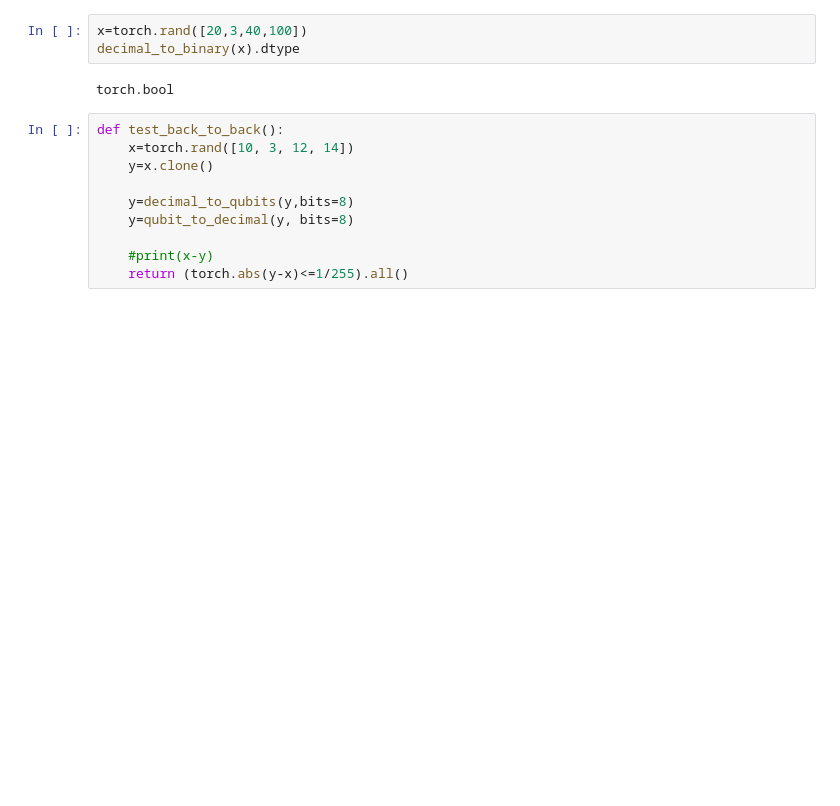
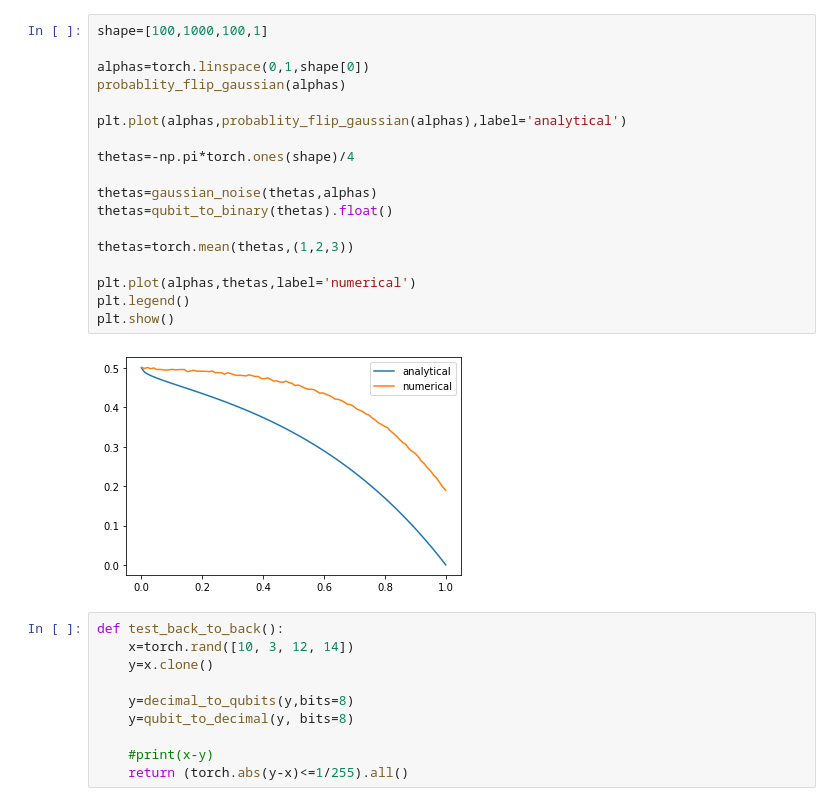
Before and after one commit to Francesco215/Quantum-diffusion, a Jupyter notebook: test_sacco.ipynb, the cells around one changed output. Cells and saved outputs as stored; diff of their text form; blank space fills up the shorter version.

```diff
--- a/test_sacco.ipynb
+++ b/test_sacco.ipynb
@@ -6,8 +5,23 @@ NOTE: Redirects are currently not supported in Windows or MacOs.
-# %%
-x=torch.rand([20,3,40,100])
-decimal_to_binary(x).dtype
-# %% [output]
-torch.bool
+# %%
+shape=[100,1000,100,1]
+
+alphas=torch.linspace(0,1,shape[0])
+probablity_flip_gaussian(alphas)
+
+plt.plot(alphas,probablity_flip_gaussian(alphas),label='analytical')
+
+thetas=-np.pi*torch.ones(shape)/4
+
+thetas=gaussian_noise(thetas,alphas)
+thetas=qubit_to_binary(thetas).float()
+
+thetas=torch.mean(thetas,(1,2,3))
+
+plt.plot(alphas,thetas,label='numerical')
+plt.legend()
+plt.show()
+# %% [output]
+[figure, added]
 # %%
 def test_back_to_back():
     x=torch.rand([10, 3, 12, 14])
```
Also changed, not shown: parts of 1 cell of this notebook, 4 other files.
